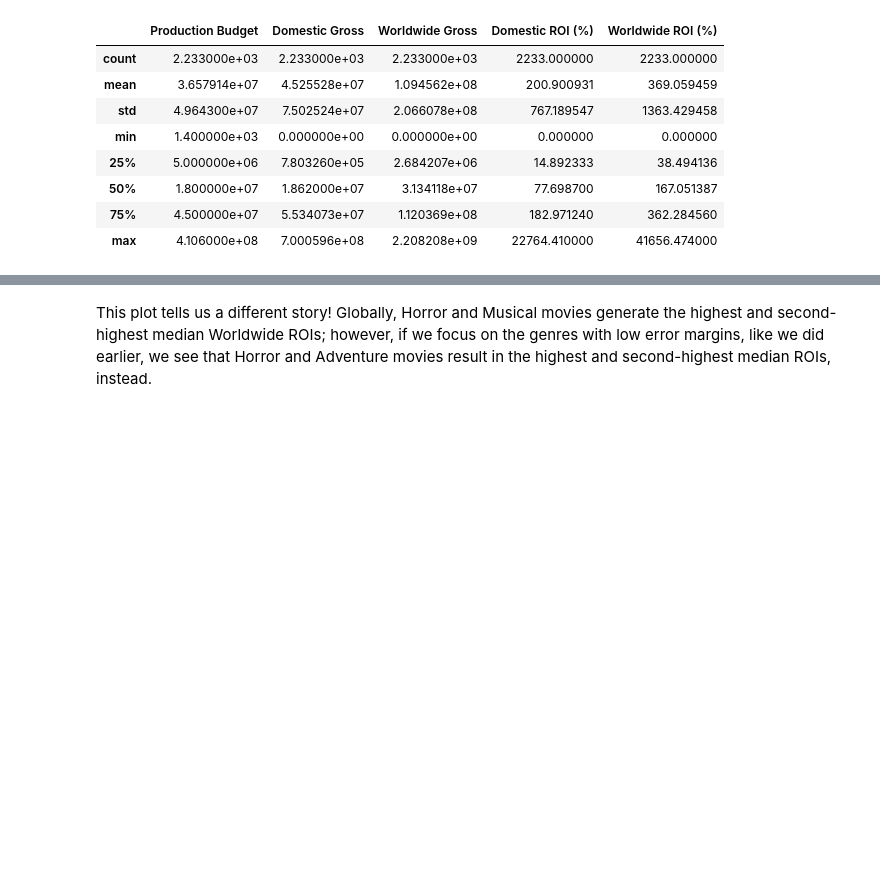
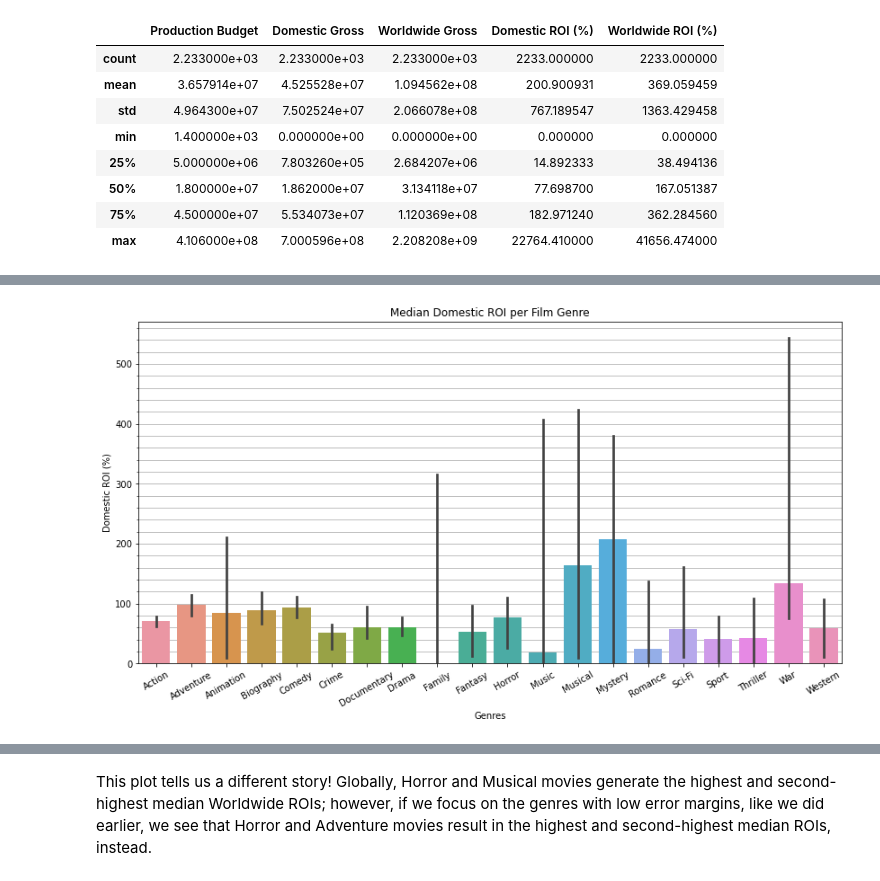
Before and after one commit to rookiescientist-andre/Microsoft-Film-Analysis, a Jupyter notebook: Microsoft Film Analysis - Notebook.ipynb, the cells around one changed output, grey strips where cells are left out. Drawn from its saved outputs; the diff is of its cells as text; code cells hidden in the pictures; blank space fills up the shorter version.

```diff
--- a/Microsoft Film Analysis - Notebook.ipynb
+++ b/Microsoft Film Analysis - Notebook.ipynb
@@ -333 +341,20 @@ ax.set_title('Median Domestic ROI per Film Genre');
+# %%
+from numpy import median
+
+# Now, visualize Genres vs. median Domestic ROI
+fig, ax = plt.subplots(figsize=(14, 7))
+ax.tick_params(axis='x', labelrotation=30)
+
+# Plotting major and minor gridlines to figure
+from matplotlib.ticker import AutoMinorLocator
+minor_locator = AutoMinorLocator(5)
+ax.yaxis.set_minor_locator(minor_locator)
+ax.set_axisbelow(True)
+plt.grid(which='both')
+
+# Set title and plot graph
+ax.set_title('Median Domestic ROI per Film Genre')
+sns.barplot(data=final_df2.sort_values('Genres'), y='Domestic ROI (%)', x='Genres', estimator=median);
+# %% [output]
+[figure, added]
 # %% [markdown]
```
Also changed, not shown: parts of 6 cells of this notebook.
